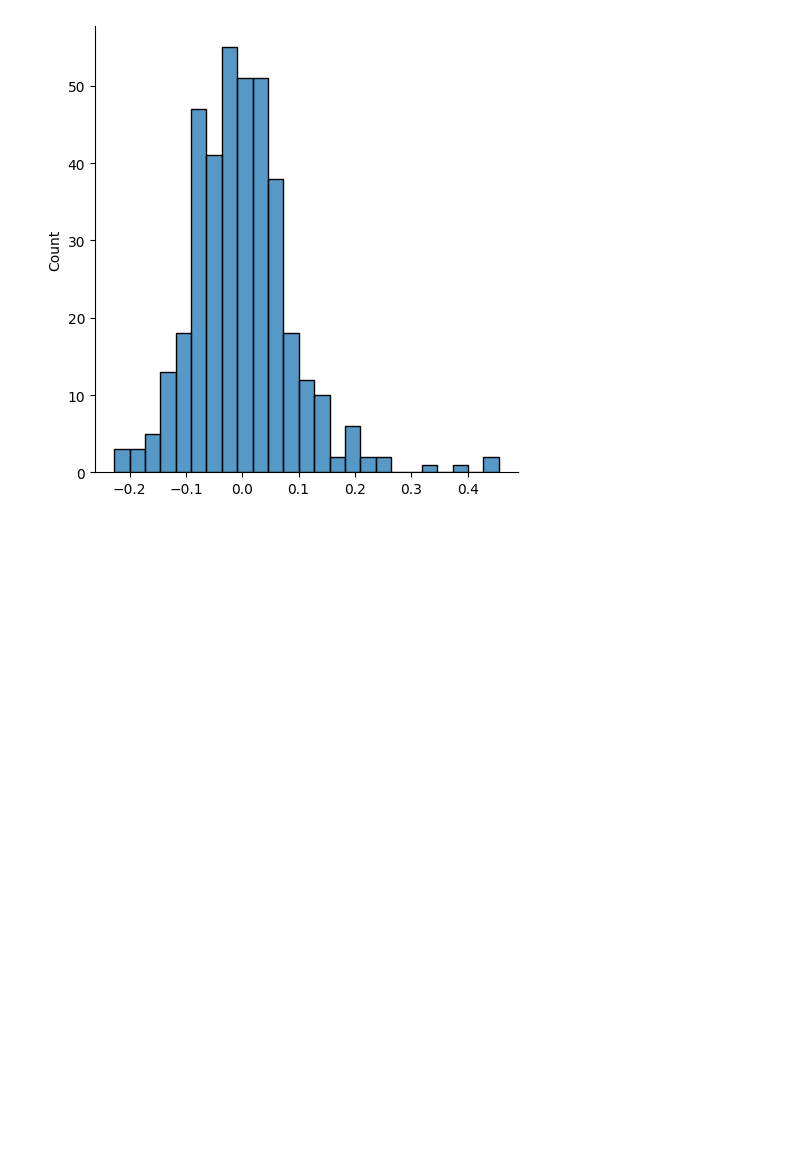
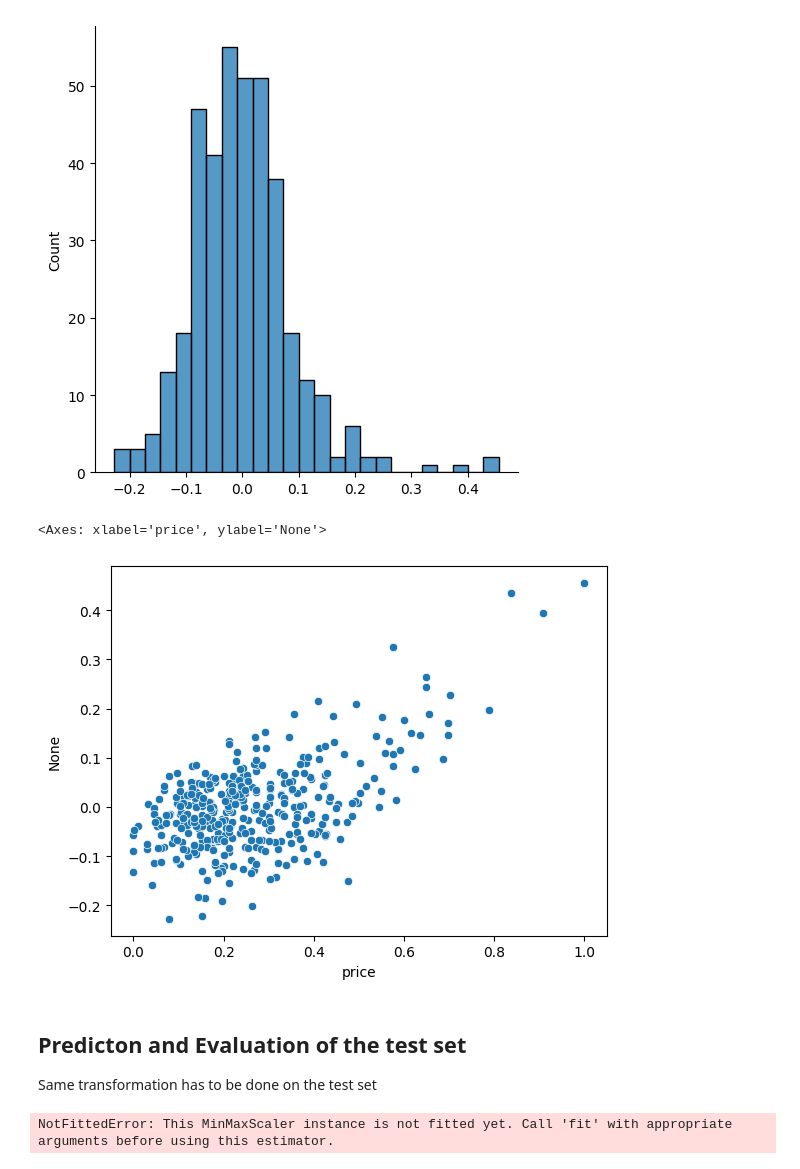
Before and after one commit to viveksharma-niet/LinearRegressionUpgrad, a Jupyter notebook: MultiLinearRegression.ipynb, the cells around one changed output. Drawn from its saved outputs; the diff is of its cells as text; code cells hidden in the pictures; blank space fills up the shorter version.

```diff
--- a/MultiLinearRegression.ipynb
+++ b/MultiLinearRegression.ipynb
@@ -542,3 +544,21 @@ sns.displot(res)
 # %% [output]
 <seaborn.axisgrid.FacetGrid at 0x...>
 [figure]
+# %%
+sns.scatterplot(x=y_train, y=res)
+# %% [output]
+<Axes: xlabel='price', ylabel='None'>
+[figure, added]
+# %% [markdown]
+## Predicton and Evaluation of the test set
+
+Same transformation has to be done on the test set
+# %%
+
+# create a list of numeric vars
+num_vars = ['area', 'bedrooms', 'bathrooms', 'stories', 'parking','price'] # all numerical colums excpet for binary
+# Fit the data
+
+df_test[num_vars] = scaler.transform(df_test[num_vars])
+# %% [output]
+NotFittedError: This MinMaxScaler instance is not fitted yet. Call 'fit' with appropriate arguments before using this estimator.
```
Also changed, not shown: parts of 7 cells of this notebook.
